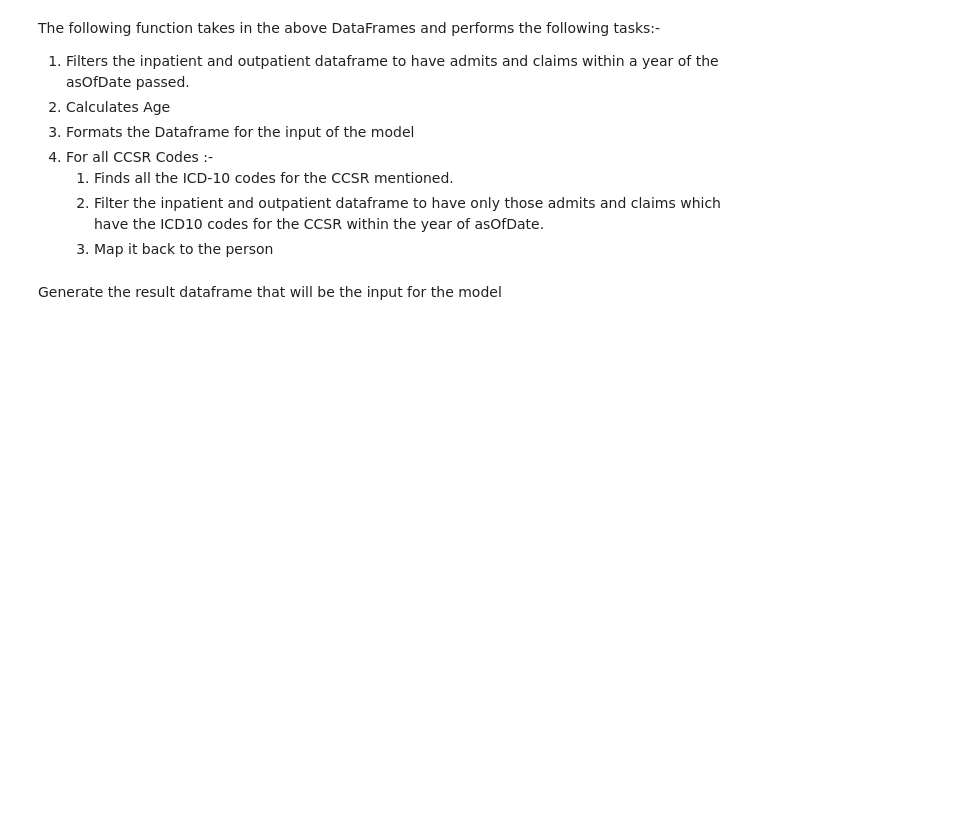
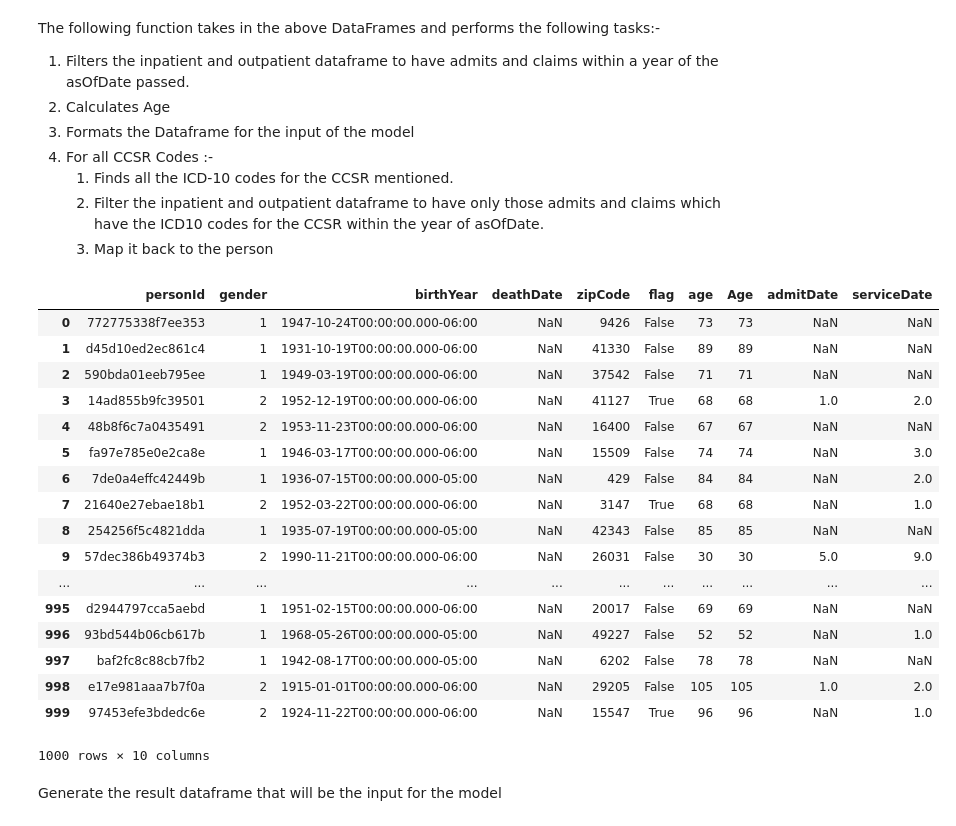
Before and after one commit to closedloop-ai/cv19index, a Jupyter notebook: examples/Tutorial.ipynb, the cells around one changed output. Saved outputs shown, nothing was run; the diff lists cells and outputs as text; code cells hidden in the pictures; blank space fills up the shorter version.

```diff
--- a/examples/Tutorial.ipynb
+++ b/examples/Tutorial.ipynb
@@ -175,6 +176,30 @@ def getTestDataFrame(person_df, eligibility_df, inpatient_df, outpatient_df, asO
 
     #returning the needed features.
     return person_df[column_order]
+# %%
+inpatient_er_visit = inpatient_df[inpatient_df['edAdmit']==True][['personId', 'admitDate']].groupby('personId').admitDate.nunique().reset_index()
+outpatient_er_visit = outpatient_df[outpatient_df['edVisit']==True][['personId', 'serviceDate']].groupby('personId').serviceDate.nunique().reset_index()
+person_df = person_df.merge(inpatient_er_visit, how='left').merge(outpatient_er_visit, how='left')
+person_df
+# %% [output]
+|  | personId | gender | birthYear | deathDate | zipCode | flag | age | Age | admitDate | serviceDate |
+| 0 | 772775338f7ee353 | 1 | 1947-10-24T00:00:00.000-06:00 | NaN | 9426 | False | 73 | 73 | NaN | NaN |
+| 1 | d45d10ed2ec861c4 | 1 | 1931-10-19T00:00:00.000-06:00 | NaN | 41330 | False | 89 | 89 | NaN | NaN |
+| 2 | 590bda01eeb795ee | 1 | 1949-03-19T00:00:00.000-06:00 | NaN | 37542 | False | 71 | 71 | NaN | NaN |
+| 3 | 14ad855b9fc39501 | 2 | 1952-12-19T00:00:00.000-06:00 | NaN | 41127 | True | 68 | 68 | 1.0 | 2.0 |
+| 4 | 48b8f6c7a0435491 | 2 | 1953-11-23T00:00:00.000-06:00 | NaN | 16400 | False | 67 | 67 | NaN | NaN |
+| 5 | fa97e785e0e2ca8e | 1 | 1946-03-17T00:00:00.000-06:00 | NaN | 15509 | False | 74 | 74 | NaN | 3.0 |
+| 6 | 7de0a4effc42449b | 1 | 1936-07-15T00:00:00.000-05:00 | NaN | 429 | False | 84 | 84 | NaN | 2.0 |
+| 7 | 21640e27ebae18b1 | 2 | 1952-03-22T00:00:00.000-06:00 | NaN | 3147 | True | 68 | 68 | NaN | 1.0 |
+| 8 | 254256f5c4821dda | 1 | 1935-07-19T00:00:00.000-05:00 | NaN | 42343 | False | 85 | 85 | NaN | NaN |
+| 9 | 57dec386b49374b3 | 2 | 1990-11-21T00:00:00.000-06:00 | NaN | 26031 | False | 30 | 30 | 5.0 | 9.0 |
+| ... | ... | ... | ... | ... | ... | ... | ... | ... | ... | ... |
+| 995 | d2944797cca5aebd | 1 | 1951-02-15T00:00:00.000-06:00 | NaN | 20017 | False | 69 | 69 | NaN | NaN |
+| 996 | 93bd544b06cb617b | 1 | 1968-05-26T00:00:00.000-05:00 | NaN | 49227 | False | 52 | 52 | NaN | 1.0 |
+| 997 | baf2fc8c88cb7fb2 | 1 | 1942-08-17T00:00:00.000-05:00 | NaN | 6202 | False | 78 | 78 | NaN | NaN |
+| 998 | e17e981aaa7b7f0a | 2 | 1915-01-01T00:00:00.000-06:00 | NaN | 29205 | False | 105 | 105 | 1.0 | 2.0 |
+| 999 | 97453efe3bdedc6e | 2 | 1924-11-22T00:00:00.000-06:00 | NaN | 15547 | True | 96 | 96 | NaN | 1.0 |
+1000 rows × 10 columns
 # %% [markdown]
 Generate the result dataframe that will be the input for the model
 # %%
```
Also changed, not shown: parts of 2 cells of this notebook, 7 other files.
